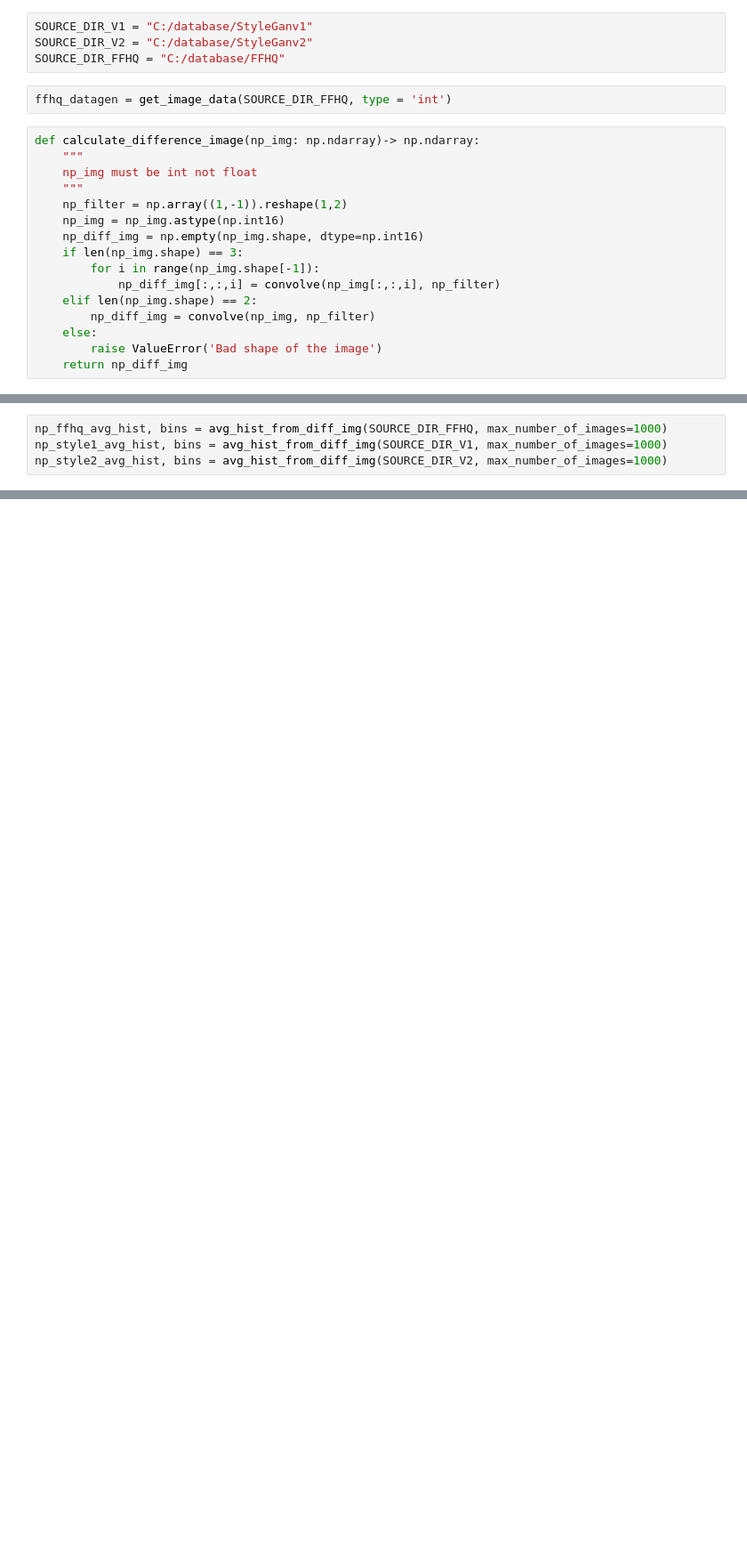
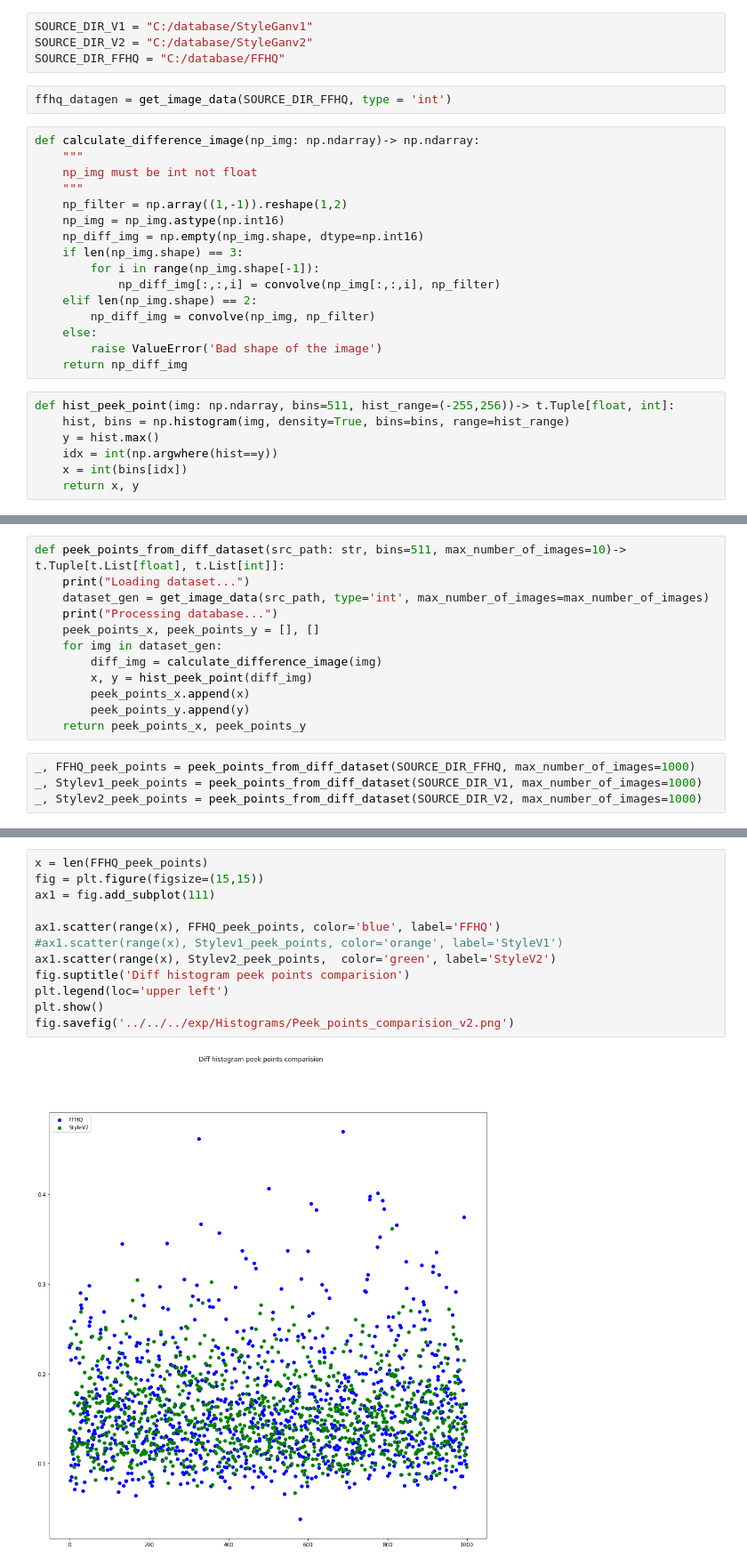
Before and after one commit to MarcinNawrocki/fake-faces-detector, a Jupyter notebook: src/notebooks/preprocessing/histogram_features.ipynb, the cells around one changed output, grey strips where cells are left out. Shown: that part at 89% size. Saved outputs shown, nothing was run; the diff lists cells and outputs as text; blank space fills up the shorter version.

```diff
--- a/src/notebooks/preprocessing/histogram_features.ipynb
+++ b/src/notebooks/preprocessing/histogram_features.ipynb
@@ -29,4 +30,11 @@ def calculate_difference_image(np_img: np.ndarray)-> np.ndarray:
     else:
         raise ValueError('Bad shape of the image')
     return np_diff_img
+# %%
+def hist_peek_point(img: np.ndarray, bins=511, hist_range=(-255,256))-> t.Tuple[float, int]:
+    hist, bins = np.histogram(img, density=True, bins=bins, range=hist_range)
+    y = hist.max()
+    idx = int(np.argwhere(hist==y))
+    x = int(bins[idx])
+    return x, y
 # %%
@@ -49,10 +57,22 @@ def avg_hist_from_diff_img(src_path: str, max_number_of_images = 10, bins=511)->
             print("Finish calcluating avg histogram")
             break
     return np_avg_hist / number_of_images, range(hist_range[0], hist_range[1])
+# %%
+def peek_points_from_diff_dataset(src_path: str, bins=511, max_number_of_images=10)-> t.Tuple[t.List[float], t.List[int]]:
+    print("Loading dataset...")
+    dataset_gen = get_image_data(src_path, type='int', max_number_of_images=max_number_of_images)
+    print("Processing database...")
+    peek_points_x, peek_points_y = [], []
+    for img in dataset_gen:
+        diff_img = calculate_difference_image(img)
+        x, y = hist_peek_point(diff_img)
+        peek_points_x.append(x)
+        peek_points_y.append(y)
+    return peek_points_x, peek_points_y
 # %%
-np_ffhq_avg_hist, bins = avg_hist_from_diff_img(SOURCE_DIR_FFHQ, max_number_of_images=1000)
-np_style1_avg_hist, bins = avg_hist_from_diff_img(SOURCE_DIR_V1, max_number_of_images=1000)
-np_style2_avg_hist, bins = avg_hist_from_diff_img(SOURCE_DIR_V2, max_number_of_images=1000)
+_, FFHQ_peek_points = peek_points_from_diff_dataset(SOURCE_DIR_FFHQ, max_number_of_images=1000)
+_, Stylev1_peek_points = peek_points_from_diff_dataset(SOURCE_DIR_V1, max_number_of_images=1000)
+_, Stylev2_peek_points = peek_points_from_diff_dataset(SOURCE_DIR_V2, max_number_of_images=1000)
 # %% [output]
 Loading dataset...
 Processing database...
@@ -78 +86,15 @@ ax.legend(['FFHQ', 'Stylev1', 'Stylev2'], loc='upper right')
+# %%
+x = len(FFHQ_peek_points)
+fig = plt.figure(figsize=(15,15))
+ax1 = fig.add_subplot(111)
+
+ax1.scatter(range(x), FFHQ_peek_points, color='blue', label='FFHQ')
+#ax1.scatter(range(x), Stylev1_peek_points, color='orange', label='StyleV1')
+ax1.scatter(range(x), Stylev2_peek_points,  color='green', label='StyleV2')
+fig.suptitle('Diff histogram peek points comparision')
+plt.legend(loc='upper left')
+plt.show()
+fig.savefig('../../../exp/Histograms/Peek_points_comparision_v2.png')
+# %% [output]
+[figure, added]
 # %%
```
Also changed, not shown: parts of 5 cells of this notebook.
